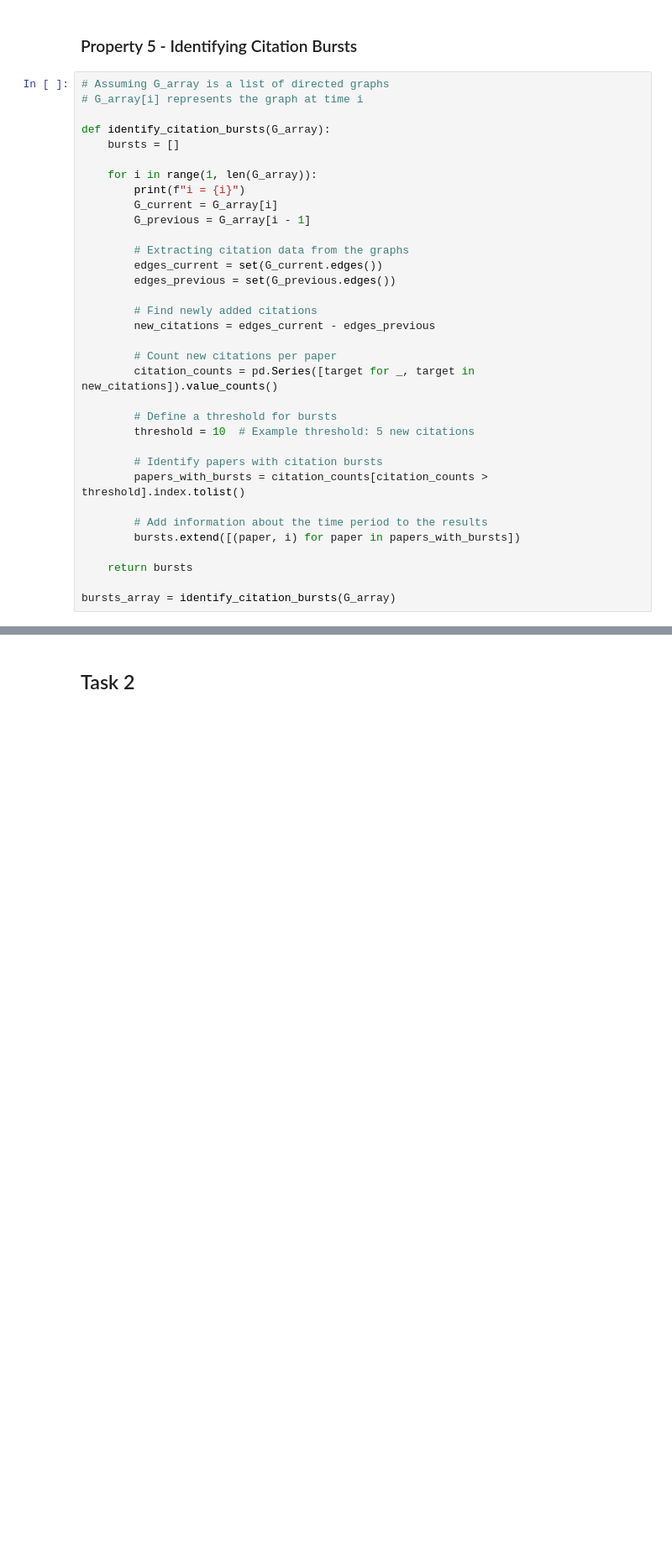
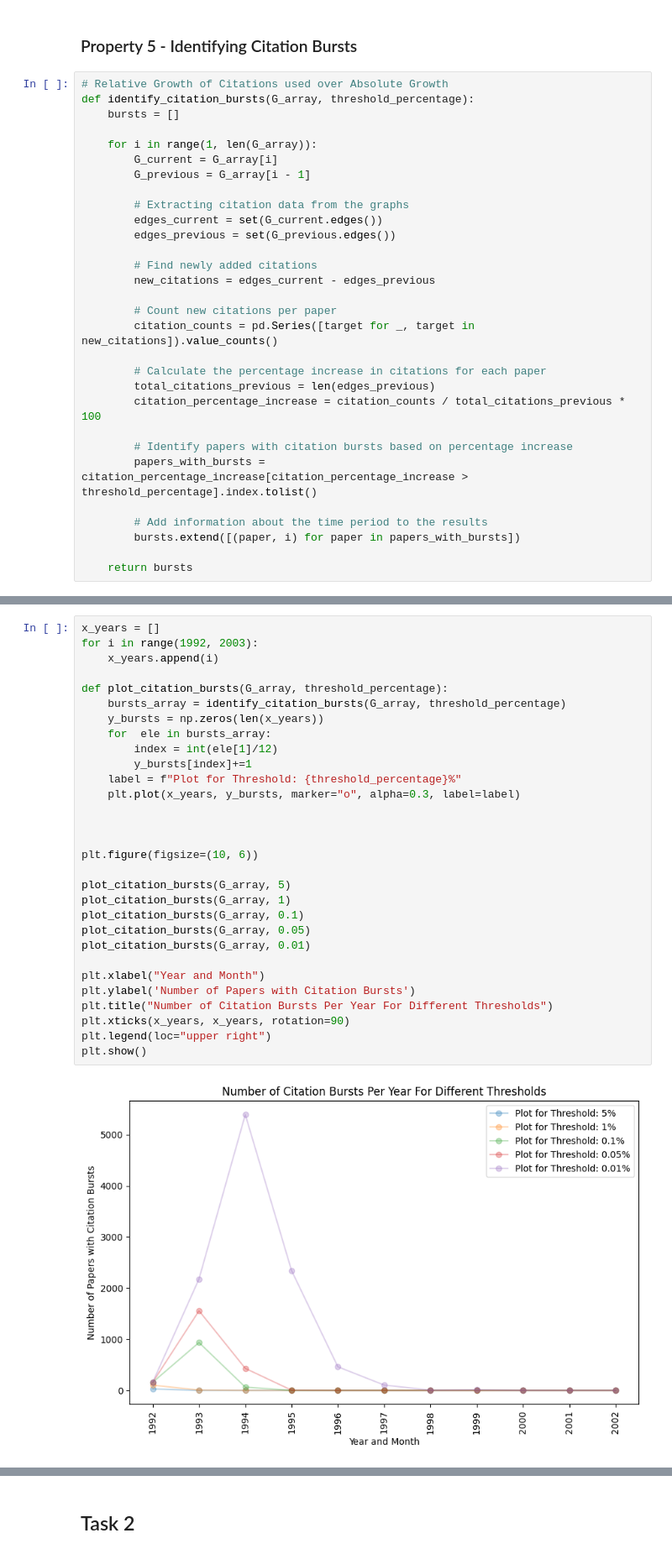
Before and after one commit to AdityaMishraOG/analyzing_citation_networks, a Jupyter notebook: 1.ipynb, the cells around one changed output, grey strips where cells are left out. Shown at 84% size. Drawn from its saved outputs; the diff is of its cells as text; blank space fills up the shorter version.

```diff
--- a/1.ipynb
+++ b/1.ipynb
@@ -290,14 +311,11 @@ plt.show()
 # %% [markdown]
 ### Property 5 - Identifying Citation Bursts
 # %%
-# Assuming G_array is a list of directed graphs
-# G_array[i] represents the graph at time i
-
-def identify_citation_bursts(G_array):
+# Relative Growth of Citations used over Absolute Growth
+def identify_citation_bursts(G_array, threshold_percentage):
     bursts = []
 
     for i in range(1, len(G_array)):
-        print(f"i = {i}")
         G_current = G_array[i]
         G_previous = G_array[i - 1]
 
@@ -311,15 +329,14 @@ def identify_citation_bursts(G_array):
         # Count new citations per paper
         citation_counts = pd.Series([target for _, target in new_citations]).value_counts()
 
-        # Define a threshold for bursts
-        threshold = 10  # Example threshold: 5 new citations
+        # Calculate the percentage increase in citations for each paper
+        total_citations_previous = len(edges_previous)
+        citation_percentage_increase = citation_counts / total_citations_previous * 100
 
-        # Identify papers with citation bursts
-        papers_with_bursts = citation_counts[citation_counts > threshold].index.tolist()
+        # Identify papers with citation bursts based on percentage increase
+        papers_with_bursts = citation_percentage_increase[citation_percentage_increase > threshold_percentage].index.tolist()
 
         # Add information about the time period to the results
         bursts.extend([(paper, i) for paper in papers_with_bursts])
 
     return bursts
-
-bursts_array = identify_citation_bursts(G_array)
@@ -361,0 +343,32 @@ plt.show()
+# %%
+x_years = []
+for i in range(1992, 2003):
+    x_years.append(i)
+
+def plot_citation_bursts(G_array, threshold_percentage):
+    bursts_array = identify_citation_bursts(G_array, threshold_percentage)
+    y_bursts = np.zeros(len(x_years))
+    for  ele in bursts_array:
+        index = int(ele[1]/12)
+        y_bursts[index]+=1
+    label = f"Plot for Threshold: {threshold_percentage}%"
+    plt.plot(x_years, y_bursts, marker="o", alpha=0.3, label=label)
+
+
+
+plt.figure(figsize=(10, 6))
+
+plot_citation_bursts(G_array, 5)
+plot_citation_bursts(G_array, 1)
+plot_citation_bursts(G_array, 0.1)
+plot_citation_bursts(G_array, 0.05)
+plot_citation_bursts(G_array, 0.01)
+
+plt.xlabel("Year and Month")
+plt.ylabel('Number of Papers with Citation Bursts')
+plt.title("Number of Citation Bursts Per Year For Different Thresholds")
+plt.xticks(x_years, x_years, rotation=90)
+plt.legend(loc="upper right")
+plt.show()
+# %% [output]
+[figure, added]
```
Also changed, not shown: parts of 10 cells of this notebook, 1 other file.
